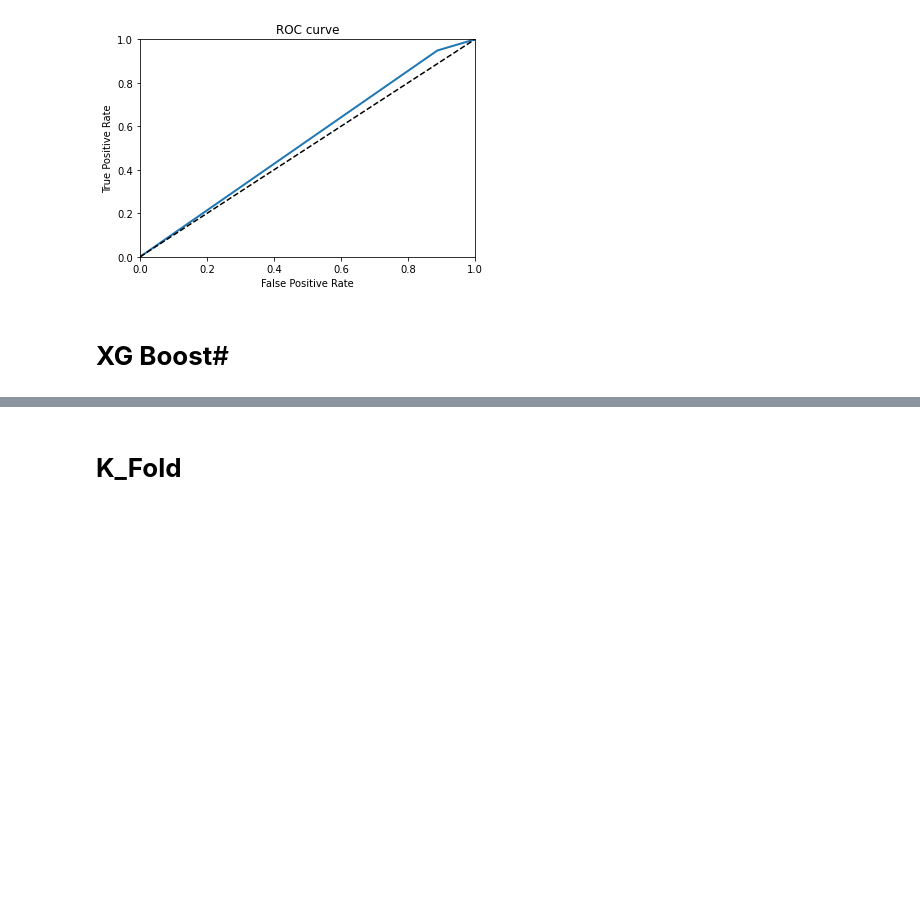
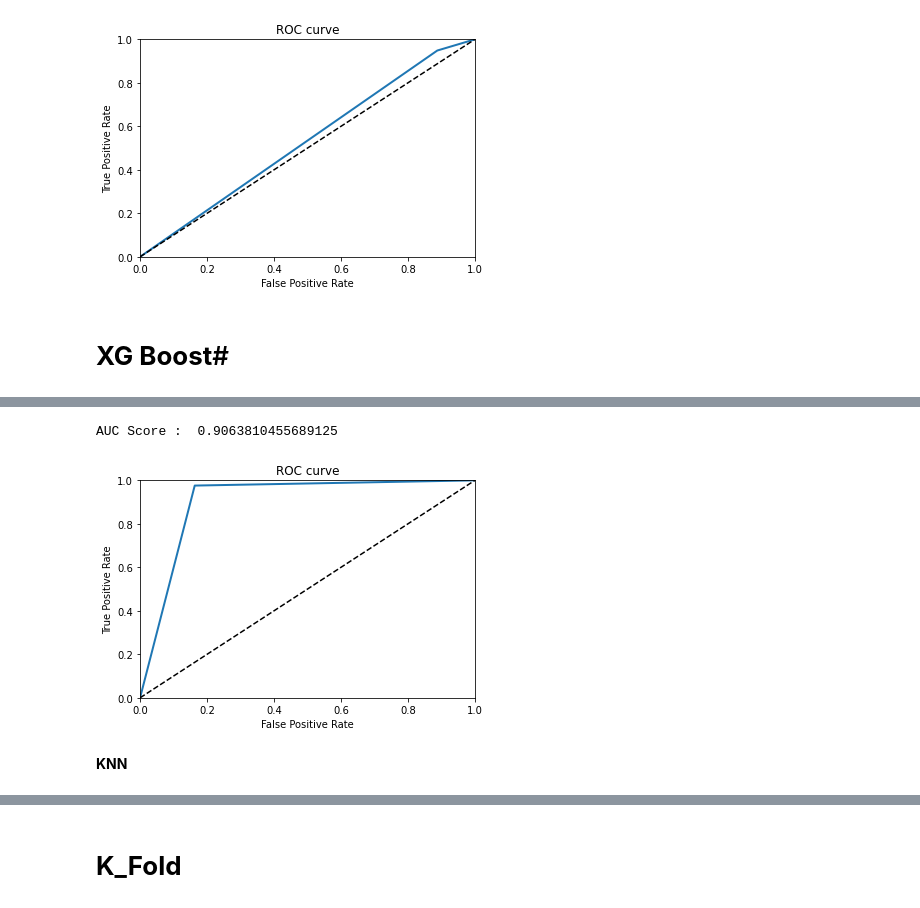
Before and after one commit to myschl/ML-DL, a Jupyter notebook: Secom_Classifier_.ipynb, the cells around one changed output, grey strips where cells are left out. Cells and saved outputs as stored; diff of their text form; code cells hidden in the pictures; blank space fills up the shorter version.

```diff
--- a/Secom_Classifier_.ipynb
+++ b/Secom_Classifier_.ipynb
@@ -542,0 +587,8 @@ AUC Score :  0.9727308731711862
+# %%
+# plotting the AUC for all my classes
+get_model_ROC_AUC_curve(preds, test_labels)
+# %% [output]
+AUC Score :  0.9063810455689125
+[figure, added]
+# %% [markdown]
+**KNN**
```
Also changed, not shown: parts of 18 cells of this notebook.
